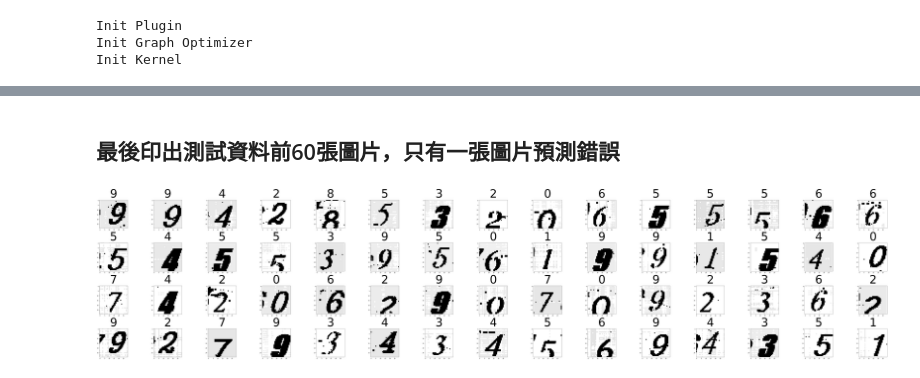
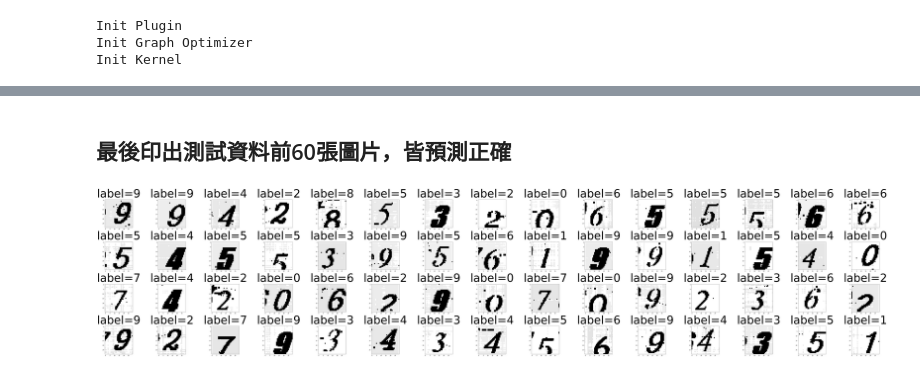
Before and after one commit to shanhao1204/crack-captcha, a Jupyter notebook: cnn.ipynb, the cells around one changed output, grey strips where cells are left out. Saved outputs shown, nothing was run; the diff lists cells and outputs as text; code cells hidden in the pictures.

```diff
--- a/cnn.ipynb
+++ b/cnn.ipynb
@@ -25,6 +25,6 @@ for i in range(60):
     plt.subplot(4, 15, i+1)
     num = 21960
     plt.imshow(X_train[num+i], cmap='gray')
-    plt.title(f'{y_train[num+i]}', fontsize=90)
+    plt.title(f'label={y_train[num+i]}', fontsize=90)
 plt.tight_layout()
 # %% [output]
@@ -95,6 +104,6 @@ plt.figure(figsize=(90, 19))
 for i in range(60):
     plt.subplot(4, 15, i+1)
     plt.imshow(X_test[i], cmap='gray')
-    plt.title(f'{pred[i]}', fontsize=90)
+    plt.title(f'label={pred[i]}', fontsize=90)
 plt.tight_layout()
 # %% [output]
@@ -132,13 +140,13 @@ pred = model.predict_classes(X_test)
-# %% [markdown]
-## 最後印出測試資料前60張圖片，只有一張圖片預測錯誤
+# %% [markdown]
+## 最後印出測試資料前60張圖片，皆預測正確
 # %%
 plt.figure(figsize=(90, 19))
 for i in range(60):
     plt.subplot(4, 15, i+1)
     plt.imshow(X_test[i], cmap='gray')
-    plt.title(f'{pred[i]}', fontsize=90)
+    plt.title(f'label={pred[i]}', fontsize=90)
 plt.tight_layout()
 # %% [output]
-[figure, old version]
+[figure, new version]
 # %%
 model.save('./cnn_model.h5')
```
Also changed, not shown: parts of 11 cells of this notebook.
